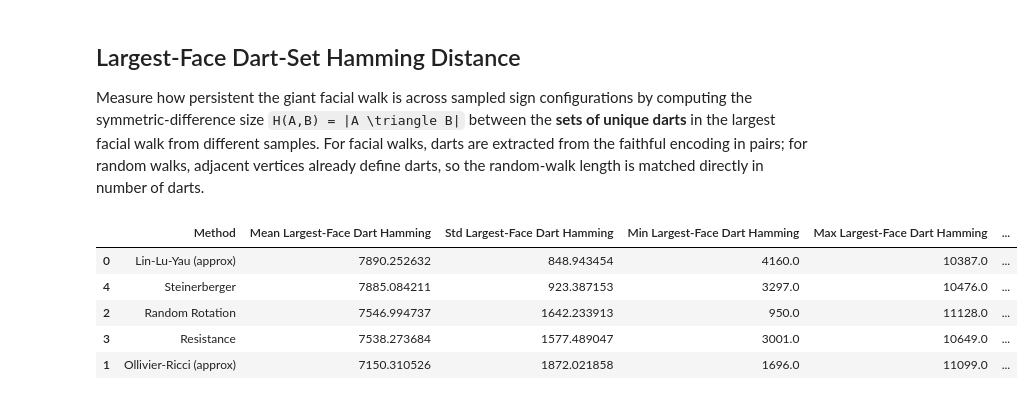
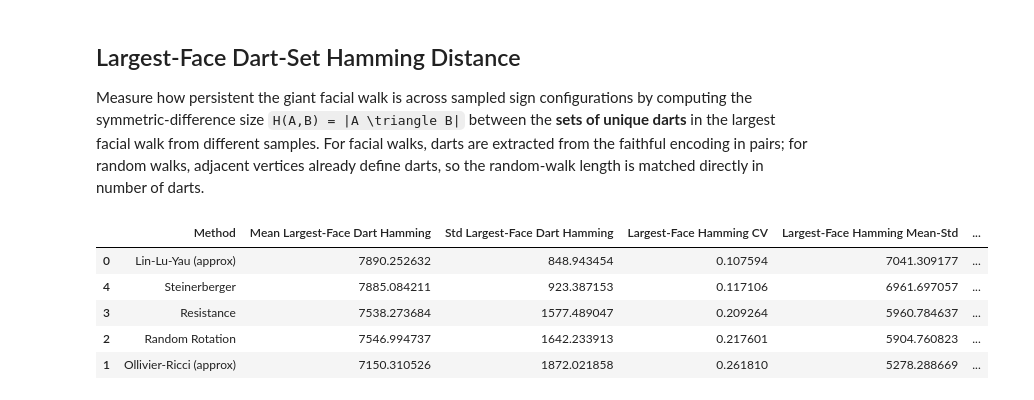
Before and after one commit to rbmuk/facialgen, a Jupyter notebook: curvature_experiments.ipynb, the cells around one changed output. Cells and saved outputs as stored; diff of their text form; code cells hidden in the pictures.

```diff
--- a/gnp_genus_experiments.ipynb
+++ b/curvature_experiments.ipynb
@@ -514,41 +514,49 @@ rw_rng = np.random.default_rng(505)
 rows = []
 for method_name, sets_for_method in sorted(largest_face_dart_sets.items()):
     lengths = largest_face_lengths[method_name]
     hammings = np.asarray([
         hamming_distance(a, b)
         for a, b in combinations(sets_for_method, 2)
     ], dtype=float)
 
     matched_num_darts = int(round(lengths.mean()))
     rw_sets = [
         sample_random_walk_dart_set(A_lcc, matched_num_darts, rw_rng)
         for _ in range(len(sets_for_method))
     ]
     rw_hammings = np.asarray([
         hamming_distance(a, b)
         for a, b in combinations(rw_sets, 2)
     ], dtype=float)
 
     unique_sizes = np.asarray([len(s) for s in sets_for_method], dtype=int)
+    mean_hamming = float(np.nanmean(hammings))
+    std_hamming = float(np.nanstd(hammings))
+    mean_rw_hamming = float(np.nanmean(rw_hammings))
+    std_rw_hamming = float(np.nanstd(rw_hammings))
     rows.append({
         'Method': method_name,
-        'Mean Largest-Face Dart Hamming': float(np.nanmean(hammings)),
-        'Std Largest-Face Dart Hamming': float(np.nanstd(hammings)),
+        'Mean Largest-Face Dart Hamming': mean_hamming,
+        'Std Largest-Face Dart Hamming': std_hamming,
+        'Largest-Face Hamming CV': std_hamming / mean_hamming if mean_hamming > 0 else float('nan'),
+        'Largest-Face Hamming Mean-Std': mean_hamming - std_hamming,
         'Min Largest-Face Dart Hamming': float(np.nanmin(hammings)),
         'Max Largest-Face Dart Hamming': float(np.nanmax(hammings)),
         'Mean Unique Darts In Largest Face': float(unique_sizes.mean()),
         'Median Unique Darts In Largest Face': float(np.median(unique_sizes)),
         'Mean Largest-Face Dart Length': float(lengths.mean()),
         'Matched Random-Walk Dart Length': int(matched_num_darts),
-        'Mean Random-Walk Dart Hamming': float(np.nanmean(rw_hammings)),
-        'Std Random-Walk Dart Hamming': float(np.nanstd(rw_hammings)),
+        'Mean Random-Walk Dart Hamming': mean_rw_hamming,
+        'Std Random-Walk Dart Hamming': std_rw_hamming,
+        'Random-Walk Hamming CV': std_rw_hamming / mean_rw_hamming if mean_rw_hamming > 0 else float('nan'),
+        'Random-Walk Hamming Mean-Std': mean_rw_hamming - std_rw_hamming,
     })
 
-display(pd.DataFrame(rows).sort_values('Mean Largest-Face Dart Hamming', ascending=False))
+display(pd.DataFrame(rows).sort_values('Largest-Face Hamming Mean-Std', ascending=False))
 # %% [output]
-|  | Method | Mean Largest-Face Dart Hamming | Std Largest-Face Dart Hamming | Min Largest-Face Dart Hamming | Max Largest-Face Dart Hamming | ... |
-| 0 | Lin-Lu-Yau (approx) | 7890.252632 | 848.943454 | 4160.0 | 10387.0 | ... |
-| 4 | Steinerberger | 7885.084211 | 923.387153 | 3297.0 | 10476.0 | ... |
-| 2 | Random Rotation | 7546.994737 | 1642.233913 | 950.0 | 11128.0 | ... |
-| 3 | Resistance | 7538.273684 | 1577.489047 | 3001.0 | 10649.0 | ... |
-| 1 | Ollivier-Ricci (approx) | 7150.310526 | 1872.021858 | 1696.0 | 11099.0 | ... |
+|  | Method | Mean Largest-Face Dart Hamming | Std Largest-Face Dart Hamming | Largest-Face Hamming CV | Largest-Face Hamming Mean-Std | ... |
+| 0 | Lin-Lu-Yau (approx) | 7890.252632 | 848.943454 | 0.107594 | 7041.309177 | ... |
+| 4 | Steinerberger | 7885.084211 | 923.387153 | 0.117106 | 6961.697057 | ... |
+| 3 | Resistance | 7538.273684 | 1577.489047 | 0.209264 | 5960.784637 | ... |
+| 2 | Random Rotation | 7546.994737 | 1642.233913 | 0.217601 | 5904.760823 | ... |
+| 1 | Ollivier-Ricci (approx) | 7150.310526 | 1872.021858 | 0.261810 | 5278.288669 | ... |
```
Also changed, not shown: parts of 2 cells of this notebook, 2 other files.
